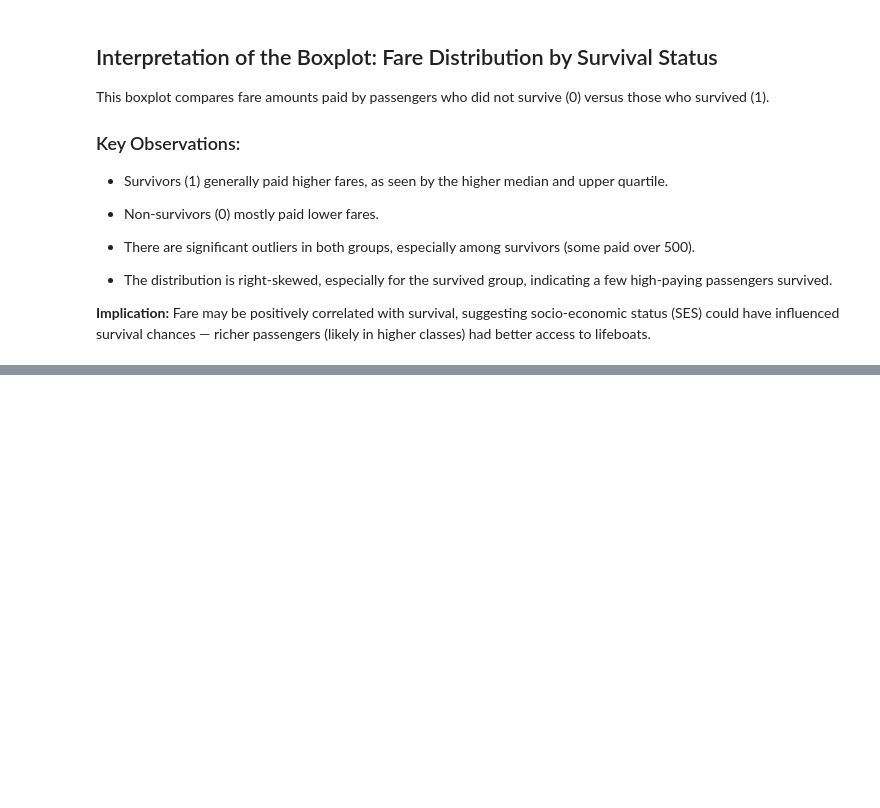
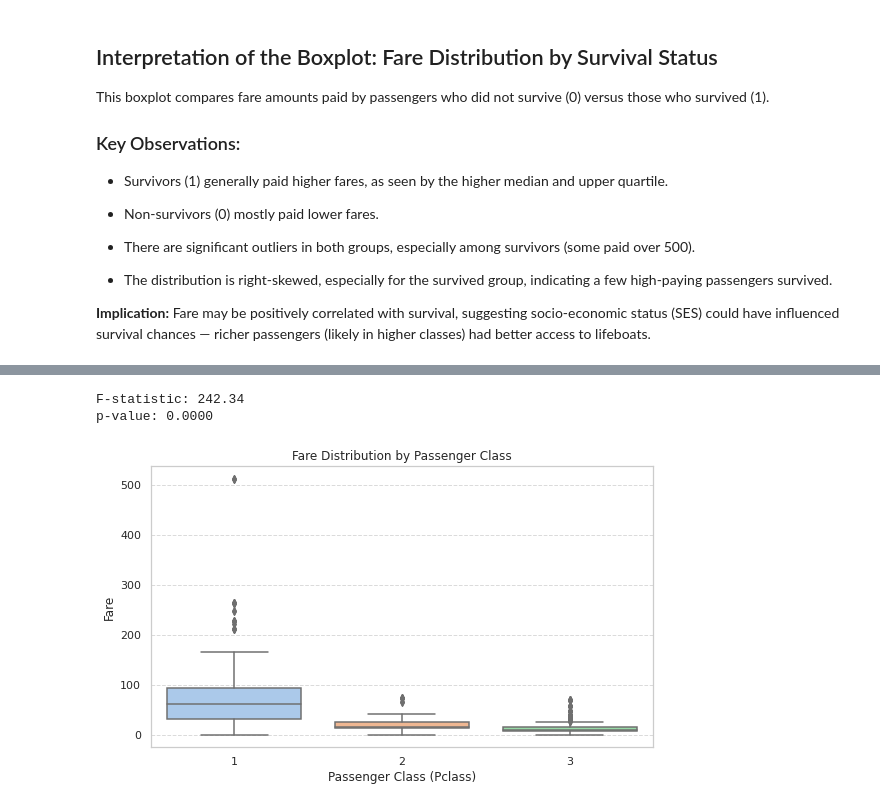
Before and after one commit to jimal254/Project_Titanic, a Jupyter notebook: Notebooks/titanic_analysis.ipynb, the cells around one changed output, grey strips where cells are left out. Saved outputs shown, nothing was run; the diff lists cells and outputs as text; code cells hidden in the pictures; blank space fills up the shorter version.

Commit message:
Add boxplot of Fare distribution by Pclass and interpret ANOVA results

```diff
--- a/Notebooks/titanic_analysis.ipynb
+++ b/Notebooks/titanic_analysis.ipynb
@@ -547,0 +559,31 @@ Fare may be positively correlated with survival, suggesting socio-economic statu
+# %%
+from scipy.stats import f_oneway
+
+# Group fare values by passenger class
+fare_class1 = df[df['Pclass'] == 1]['Fare']
+fare_class2 = df[df['Pclass'] == 2]['Fare']
+fare_class3 = df[df['Pclass'] == 3]['Fare']
+
+# Run one-way ANOVA
+f_stat_pclass, p_val_pclass = f_oneway(fare_class1, fare_class2, fare_class3)
+
+# Output results
+print(f"F-statistic: {f_stat_pclass:.2f}")
+print(f"p-value: {p_val_pclass:.4f}")
+# %% [output]
+F-statistic: 242.34
+p-value: 0.0000
+# %%
+import seaborn as sns
+import matplotlib.pyplot as plt
+
+plt.figure(figsize=(8, 5))
+sns.boxplot(x='Pclass', y='Fare', data=df, palette='pastel')
+plt.title('Fare Distribution by Passenger Class')
+plt.xlabel('Passenger Class (Pclass)')
+plt.ylabel('Fare')
+plt.grid(axis='y', linestyle='--', alpha=0.7)
+plt.tight_layout()
+plt.show()
+# %% [output]
+[figure, added]
```
Also changed, not shown: parts of 1 cell of this notebook.
